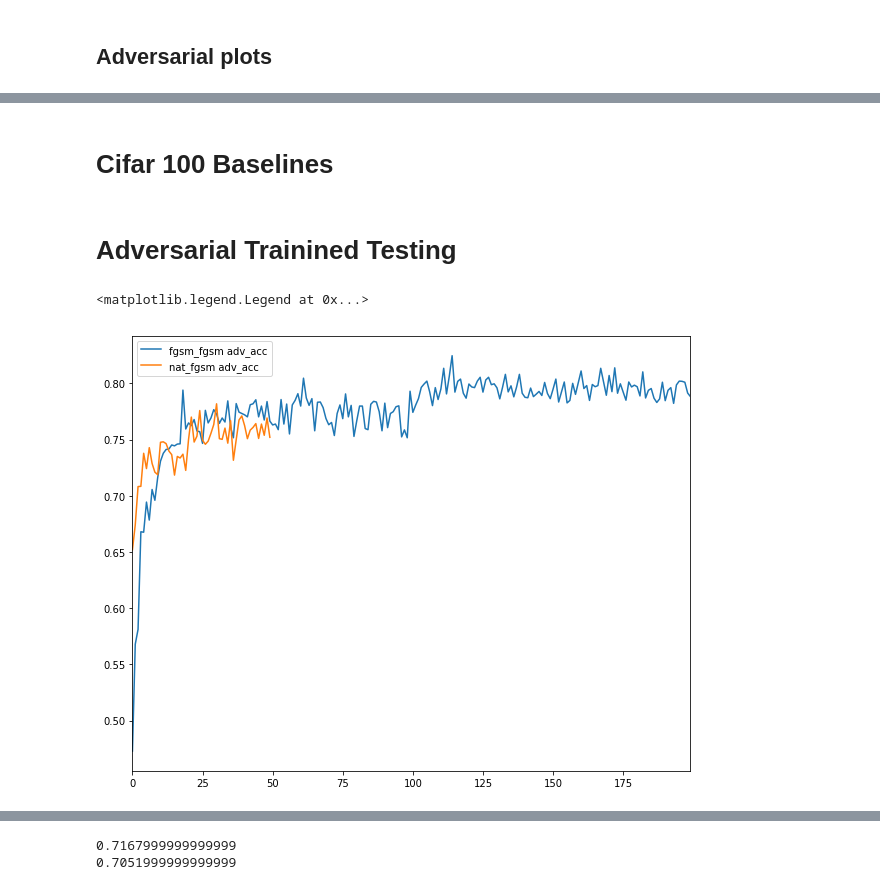
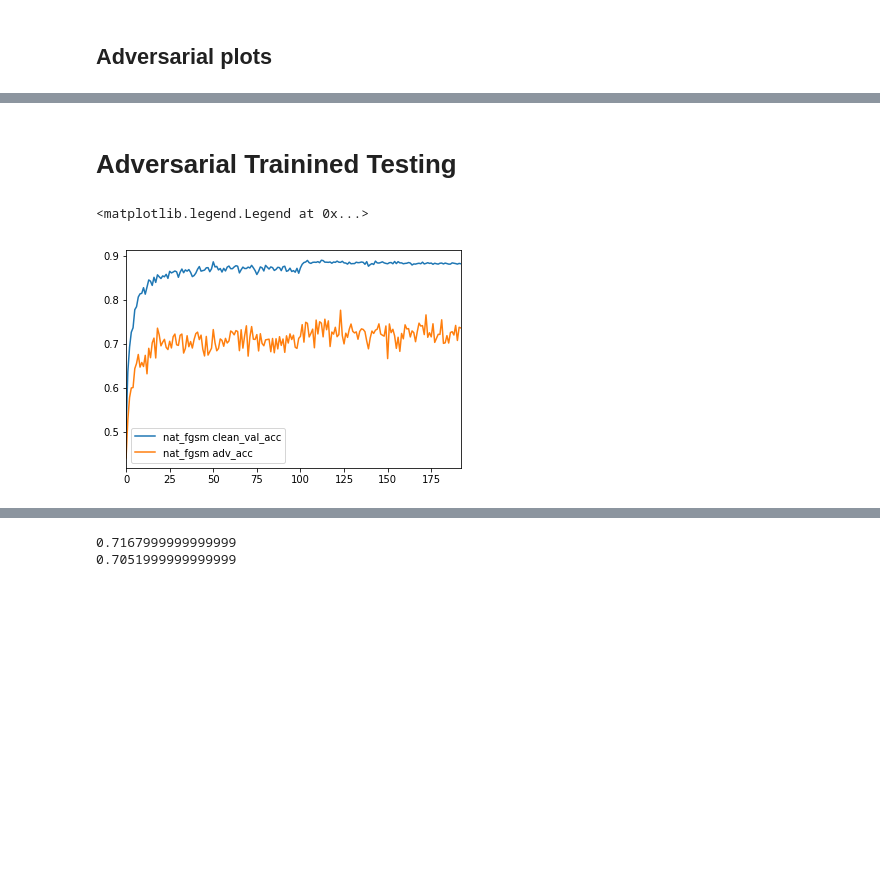
Before and after one commit to nanton96/An-Empirical-Evaluation-of-Adversarial-Robustness-under-Transfer-Learning, a Jupyter notebook: notebooks/Testing_Results_2.ipynb, the cells around one changed output, grey strips where cells are left out. Drawn from its saved outputs; the diff is of its cells as text; code cells hidden in the pictures; blank space fills up the shorter version.

```diff
--- a/notebooks/Testing_Results_2.ipynb
+++ b/notebooks/Testing_Results_2.ipynb
@@ -138,5 +64,3 @@ print(np.max(clean_validation_summary['resnet56_cifar10_pgd']))
-# %% [markdown]
-# Cifar 100 Baselines
 # %% [markdown]
 # Adversarial Trainined Testing
 # %%
@@ -146,7 +70,7 @@ models = {}
 nets = {
 #         'resnet56_cifar10': 'cifar10',
         'resnet56_cifar10_fgsm': 'cifar10',
-#         'resnet56_cifar10_pgd': 'cifar10',
+        'resnet56_cifar10_pgd': 'cifar10',
 #         'resnet56_cifar100': 'cifar100',
 #         'resnet56_cifar100_fgsm': 'cifar100',
 #         'resnet56_cifar100_pgd': 'cifar100',
@@ -154,7 +78,7 @@ nets = {
 
 #         'densenet121_cifar10': 'cifar10',
         'densenet121_cifar10_fgsm': 'cifar10',
-#         'densenet121_cifar10_pgd': 'cifar10',
+        'densenet121_cifar10_pgd': 'cifar10',
 #         'densenet121_cifar100': 'cifar100',
 #         'densenet121_cifar100_fgsm': 'cifar100',
 #         'densenet121_cifar100_pgd': 'cifar100'
@@ -169,11 +93,6 @@ nets = {
 #         'transfer_resnet56_nat_nat': 'cifar10',
 #         'transfer_resnet56_nat_nat_all_layers': 'cifar10',
 }
-
-
-train_summary = {}
-validation_summary = {}
-test_summary = {}
 
 adv_val_acc_summary = {}
 clean_val_acc_summary = {}
@@ -197,33 +116,32 @@ for net,dataset in nets.items():
     stats_path =  '../experiments_results/'+net+'/result_outputs'
 
     data_train = pd.read_csv(stats_path+'/summary.csv', delimiter=",")
-    train_summary[net] = data_train['clean_train_acc']
-    validation_summary[net] = data_train['adv_val_acc']
-    data_test  = pd.read_csv(stats_path+'/test_summary.csv', delimiter=",")
-    test_summary[net] = data_test['test_acc']
+
+#     data_test  = pd.read_csv(stats_path+'/test_summary.csv', delimiter=",")
+#     test_summary[net] = data_test['test_acc']
+
     adv_val_acc_summary[net] = data_train['val_acc']
     clean_val_acc_summary[net] = data_train['clean_val_acc']
+
     adv_train_acc_summary[net] = data_train['adv_train_acc']
     clean_train_acc_summary[net] = data_train['clean_train_acc']
+
+    net='transfer_resnet56_fgsm_fgsm'
 # %%
-net='resnet56_cifar10_fgsm'
-plt.figure(figsize=(10,8))
-# print(np.max(adv_val_acc_summary[net]))
+net='resnet56_cifar10_pgd'
 
-adv_val_acc_summary[net].plot(label = 'fgsm_fgsm adv_acc')
-# clean_val_acc_summary[net].plot(label = 'fgsm_fgsm clean_val_acc')
-# adv_train_acc_summary[net].plot(label = 'train_acc')
+clean_val_acc_summary[net].plot(label = 'nat_fgsm clean_val_acc')
+adv_val_acc_summary[net].plot(label = 'nat_fgsm adv_acc')
+
+
+# adv_train_acc_summary[net].plot(label = 'adversarial train_acc')
 # clean_train_acc_summary[net].plot(label = 'clean_train_acc')
-net = 'transfer_resnet56_fgsm_fgsm'
-adv_val_acc_summary[net].plot(label = 'nat_fgsm adv_acc')
-# clean_val_acc_summary[net].plot(label = 'nat_fgsm clean_val_acc')
-# adv_train_acc_summary[net].plot(label = 'train_acc')
-# clean_train_acc_summary[net].plot(label = 'clean_train_acc')
-
+# adv_train_acc_summary[net] = data_train['adv_train_acc']
+#     clean_train_acc_summary[net]
 
 
 
 plt.legend()
 # %% [output]
 <matplotlib.legend.Legend at 0x...>
-[figure, old version]
+[figure, new version]
```
Also changed, not shown: parts of 11 cells of this notebook, 4 other files.
